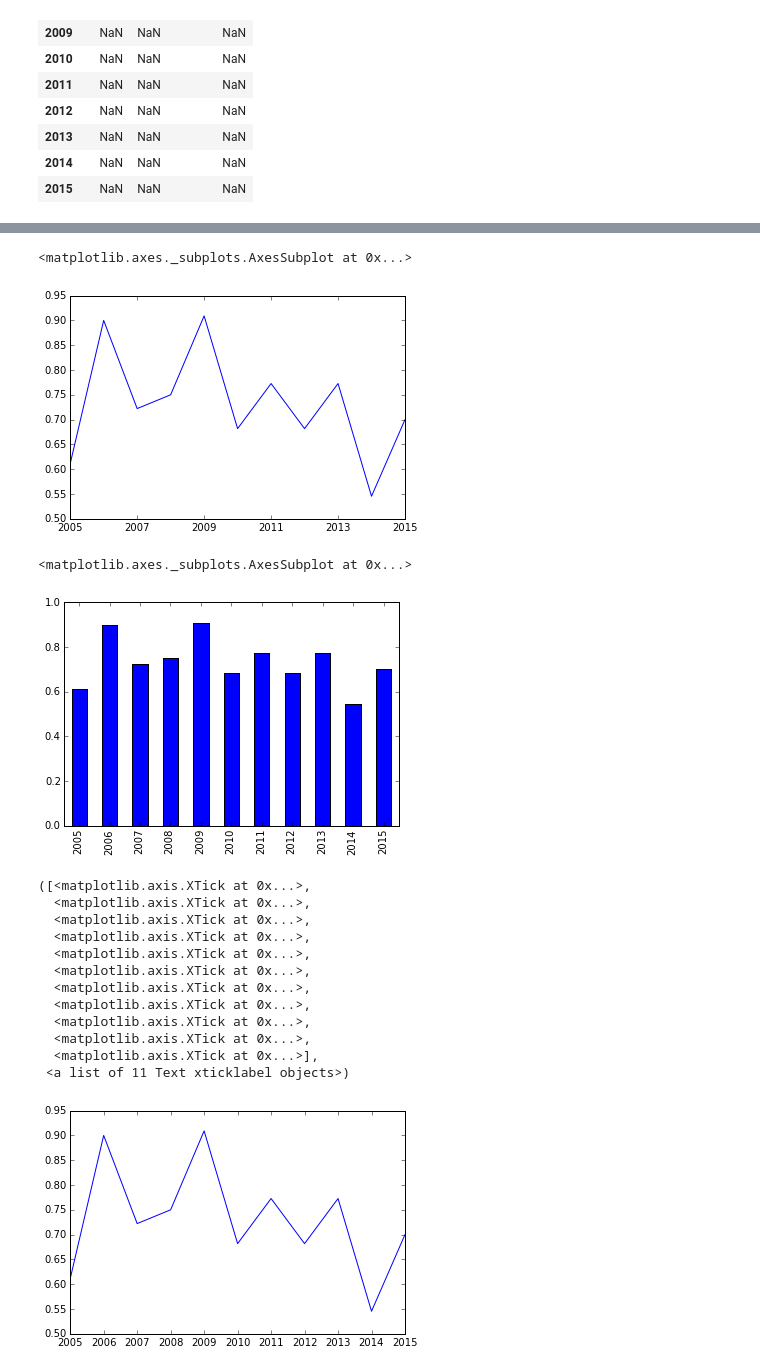
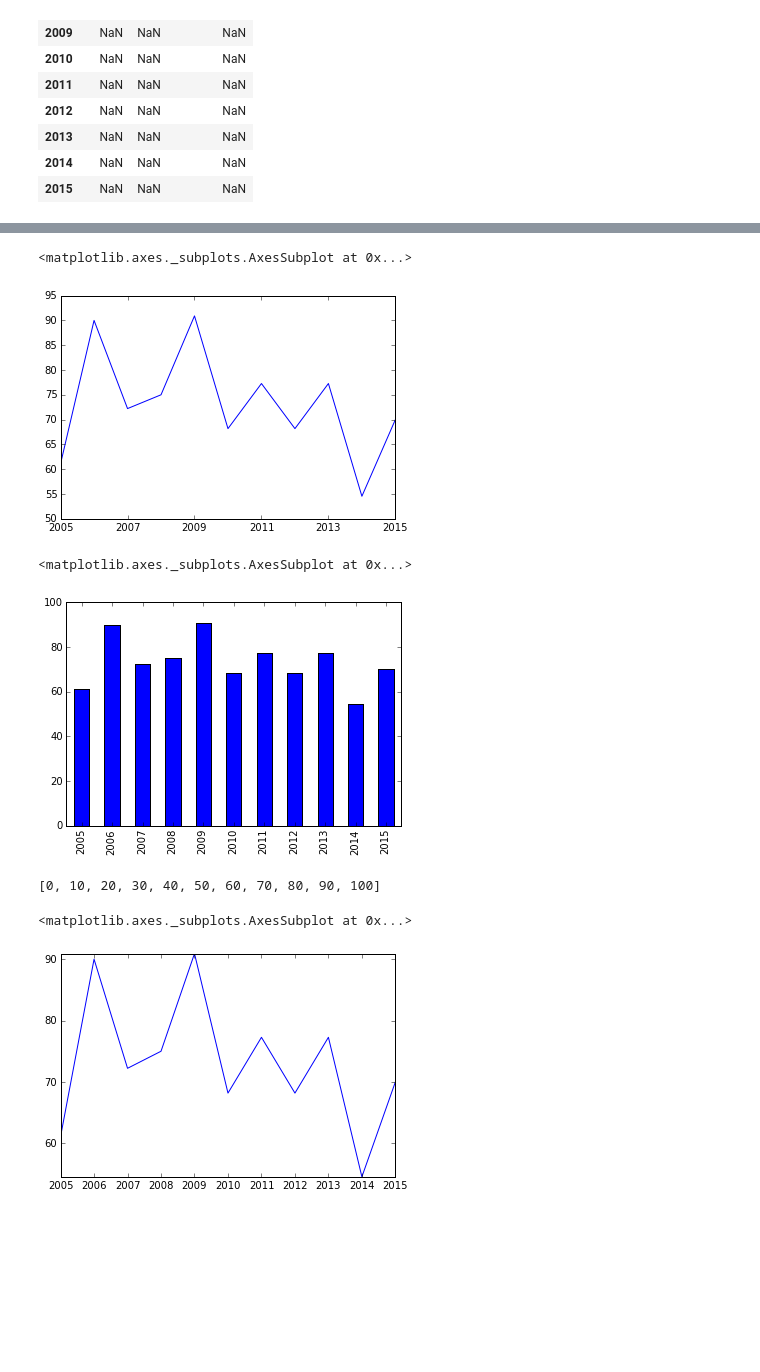
Before and after one commit to dataViz-UCSDGuardian/sports_performance, a Jupyter notebook: volleyball_W_graph.ipynb, the cells around one changed output, grey strips where cells are left out. Cells and saved outputs as stored; diff of their text form; code cells hidden in the pictures; blank space fills up the shorter version.

```diff
--- a/volleyball_W_graph.ipynb
+++ b/volleyball_W_graph.ipynb
@@ -67,7 +67,7 @@ summary
 for year in years:
     played = len(data[data['Year'] == year])
     won = len(data[ (data['Year'] == year) & (data['Won'] == 1) ])
-    summary.ix[year] = [played, won, float(won)/float(played)]
+    summary.ix[year] = [played, won, float(won)/float(played)*100]
 
 summary
 # %% [output]
@@ -88,7 +88,7 @@ summary
 summary['Percent_Won'].plot(kind='line')
 # %% [output]
 <matplotlib.axes._subplots.AxesSubplot at 0x...>
-[figure, old version]
+[figure, new version]
 # %%
 #matplotlib attempt #1
 percents = pd.Series(summary['Percent_Won'])
@@ -97,26 +97,21 @@ plt.figure()
 percents.plot(kind='bar')
 # %% [output]
 <matplotlib.axes._subplots.AxesSubplot at 0x...>
-[figure, old version]
+[figure, new version]
 # %%
 #matplotlib attempt #2
-plt.figure()
-
-percents.plot(kind='line')
 
 x = range(0,len(years))
 plt.xticks(x, years)
+
+y = range(0,11)
+ps = range(0,110,10)
+print(ps)
+
+plt.yticks(ps)
+
+percents.plot(kind='line')
 # %% [output]
-([<matplotlib.axis.XTick at 0x...>,
-  <matplotlib.axis.XTick at 0x...>,
-  <matplotlib.axis.XTick at 0x...>,
-  <matplotlib.axis.XTick at 0x...>,
-  <matplotlib.axis.XTick at 0x...>,
-  <matplotlib.axis.XTick at 0x...>,
-  <matplotlib.axis.XTick at 0x...>,
-  <matplotlib.axis.XTick at 0x...>,
-  <matplotlib.axis.XTick at 0x...>,
-  <matplotlib.axis.XTick at 0x...>,
-  <matplotlib.axis.XTick at 0x...>],
- <a list of 11 Text xticklabel objects>)
+[0, 10, 20, 30, 40, 50, 60, 70, 80, 90, 100]
+<matplotlib.axes._subplots.AxesSubplot at 0x...>
-[figure, old version]
+[figure, new version]
```
Also changed, not shown: parts of 1 cell of this notebook.
